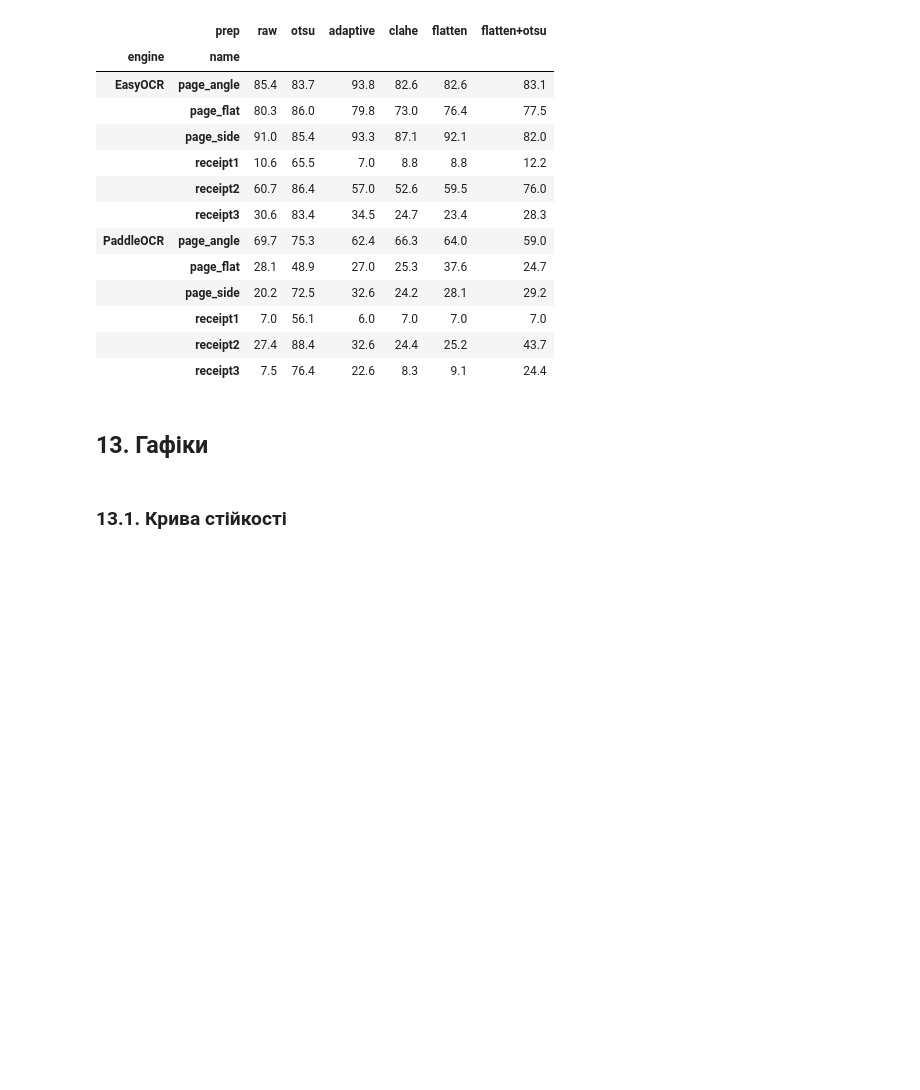
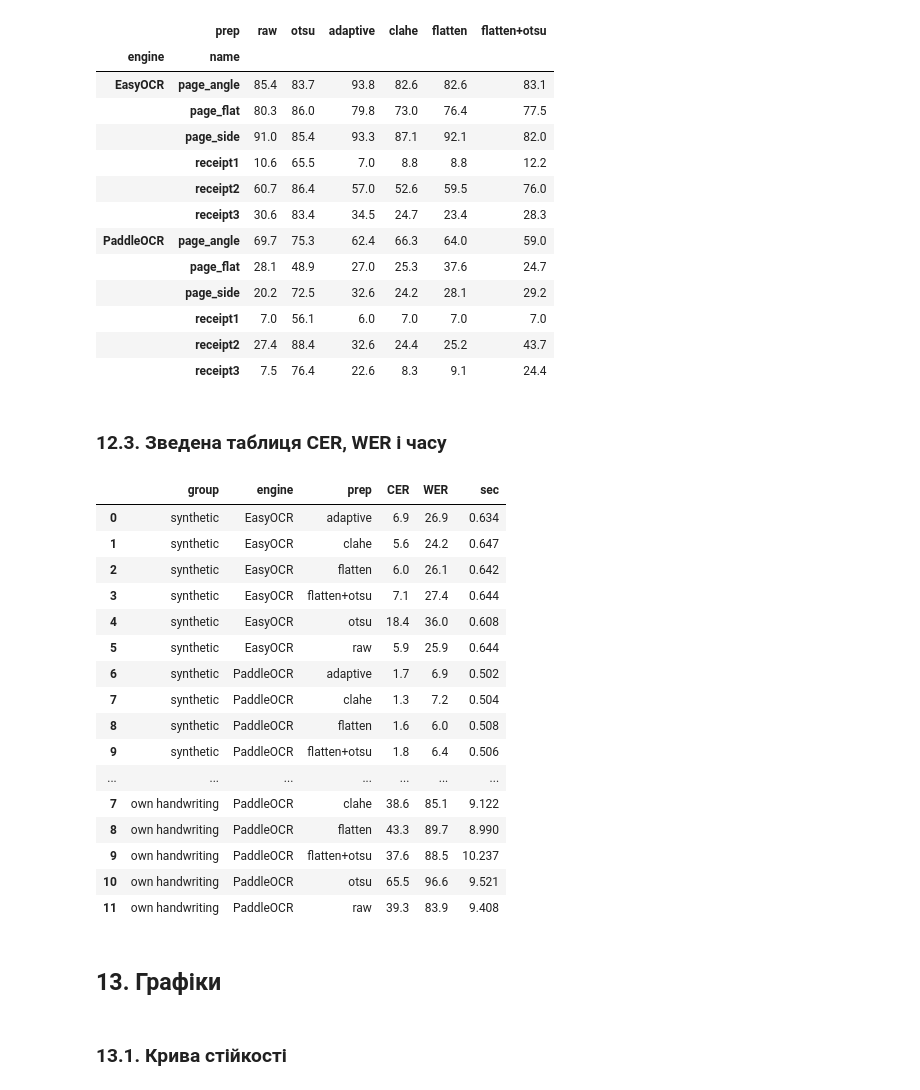
Before and after one commit to TanyaTverdun/AI_lab3_text_recognition, a Jupyter notebook: lab3.ipynb, the cells around one changed output. Saved outputs shown, nothing was run; the diff lists cells and outputs as text; code cells hidden in the pictures; blank space fills up the shorter version.

```diff
--- a/lab3.ipynb
+++ b/lab3.ipynb
@@ -894,8 +877,41 @@ summary_own
 |  | receipt1 | 7.0 | 56.1 | 6.0 | 7.0 | 7.0 | 7.0 |
 |  | receipt2 | 27.4 | 88.4 | 32.6 | 24.4 | 25.2 | 43.7 |
 |  | receipt3 | 7.5 | 76.4 | 22.6 | 8.3 | 9.1 | 24.4 |
+# %% [markdown]
+### 12.3. Зведена таблиця CER, WER і часу
+# %%
+groups_all = {"synthetic": res, "CORD": res_cord,
+              "own receipts": res_own[res_own["name"].str.startswith("receipt")],
+              "own handwriting": res_own[res_own["name"].str.startswith("page")]}
+parts_all = []
+for group, d in groups_all.items():
+    g = d.groupby(["engine", "prep"]).agg(CER=("cer", "mean"), WER=("wer", "mean"), sec=("sec", "mean")).reset_index()
+    g.insert(0, "group", group)
+    parts_all.append(g)
+full = pd.concat(parts_all)
+full["CER"] *= 100
+full["WER"] *= 100
+full.round({"CER": 1, "WER": 1, "sec": 3})
+# %% [output]
+|  | group | engine | prep | CER | WER | sec |
+| 0 | synthetic | EasyOCR | adaptive | 6.9 | 26.9 | 0.634 |
+| 1 | synthetic | EasyOCR | clahe | 5.6 | 24.2 | 0.647 |
+| 2 | synthetic | EasyOCR | flatten | 6.0 | 26.1 | 0.642 |
+| 3 | synthetic | EasyOCR | flatten+otsu | 7.1 | 27.4 | 0.644 |
+| 4 | synthetic | EasyOCR | otsu | 18.4 | 36.0 | 0.608 |
+| 5 | synthetic | EasyOCR | raw | 5.9 | 25.9 | 0.644 |
+| 6 | synthetic | PaddleOCR | adaptive | 1.7 | 6.9 | 0.502 |
+| 7 | synthetic | PaddleOCR | clahe | 1.3 | 7.2 | 0.504 |
+| 8 | synthetic | PaddleOCR | flatten | 1.6 | 6.0 | 0.508 |
+| 9 | synthetic | PaddleOCR | flatten+otsu | 1.8 | 6.4 | 0.506 |
+| ... | ... | ... | ... | ... | ... | ... |
+| 7 | own handwriting | PaddleOCR | clahe | 38.6 | 85.1 | 9.122 |
+| 8 | own handwriting | PaddleOCR | flatten | 43.3 | 89.7 | 8.990 |
+| 9 | own handwriting | PaddleOCR | flatten+otsu | 37.6 | 88.5 | 10.237 |
+| 10 | own handwriting | PaddleOCR | otsu | 65.5 | 96.6 | 9.521 |
+| 11 | own handwriting | PaddleOCR | raw | 39.3 | 83.9 | 9.408 |
 # %% [markdown]
-## 13. Гафіки
+## 13. Графіки
 # %% [markdown]
 ### 13.1. Крива стійкості
 # %%
```
Also changed, not shown: parts of 9 cells of this notebook.
